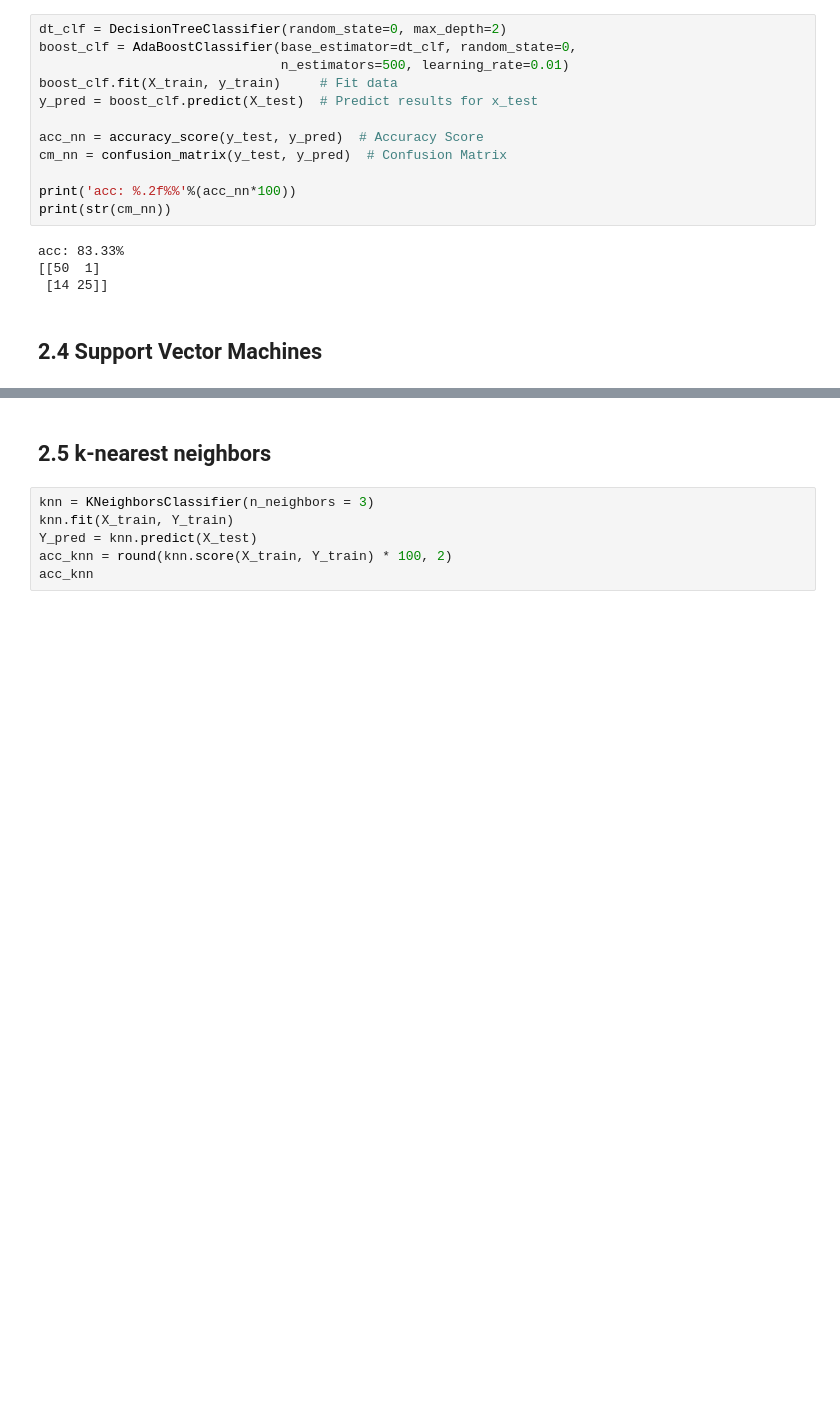
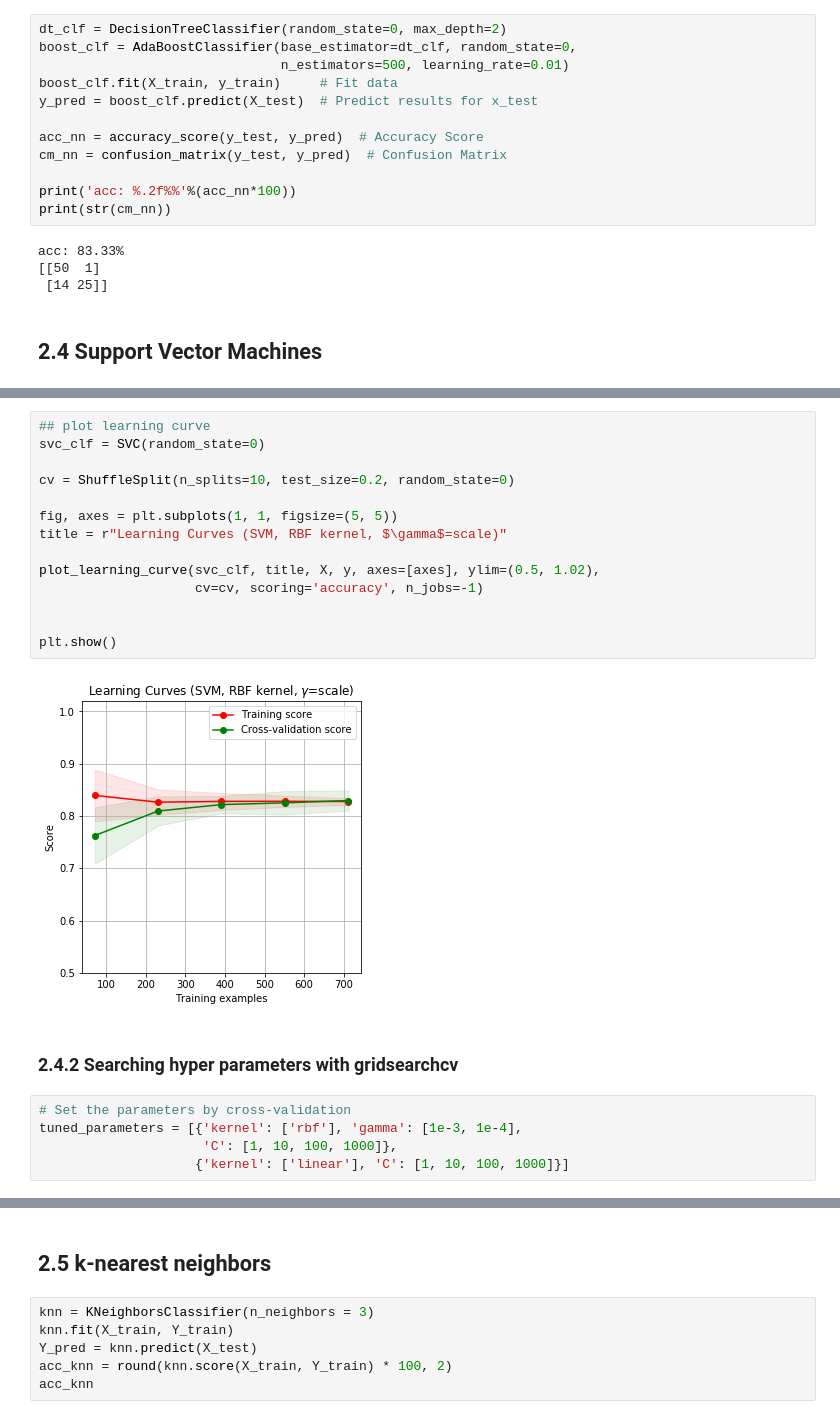
Before and after one commit to shileiphys/CS7641, a Jupyter notebook: HW1-a.ipynb, the cells around one changed output, grey strips where cells are left out. Drawn from its saved outputs; the diff is of its cells as text; blank space fills up the shorter version.

```diff
--- a/HW1-a.ipynb
+++ b/HW1-a.ipynb
@@ -935,0 +957,23 @@ acc: 83.33%
+# %%
+## plot learning curve
+svc_clf = SVC(random_state=0)
+
+cv = ShuffleSplit(n_splits=10, test_size=0.2, random_state=0)
+
+fig, axes = plt.subplots(1, 1, figsize=(5, 5))
+title = r"Learning Curves (SVM, RBF kernel, $\gamma$=scale)"
+
+plot_learning_curve(svc_clf, title, X, y, axes=[axes], ylim=(0.5, 1.02),
+                    cv=cv, scoring='accuracy', n_jobs=-1)
+
+
+plt.show()
+# %% [output]
+[figure, added]
+# %% [markdown]
+### 2.4.2 Searching hyper parameters with gridsearchcv
+# %%
+# Set the parameters by cross-validation
+tuned_parameters = [{'kernel': ['rbf'], 'gamma': [1e-3, 1e-4],
+                     'C': [1, 10, 100, 1000]},
+                    {'kernel': ['linear'], 'C': [1, 10, 100, 1000]}]
```
Also changed, not shown: parts of 14 cells of this notebook.
